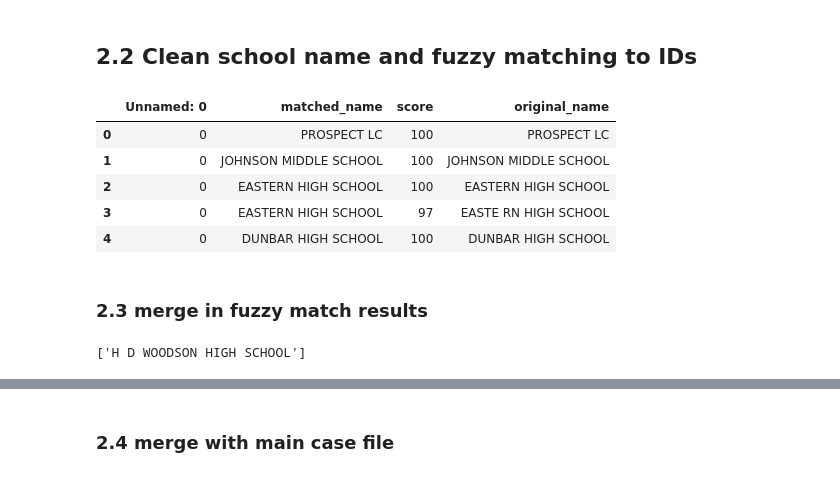
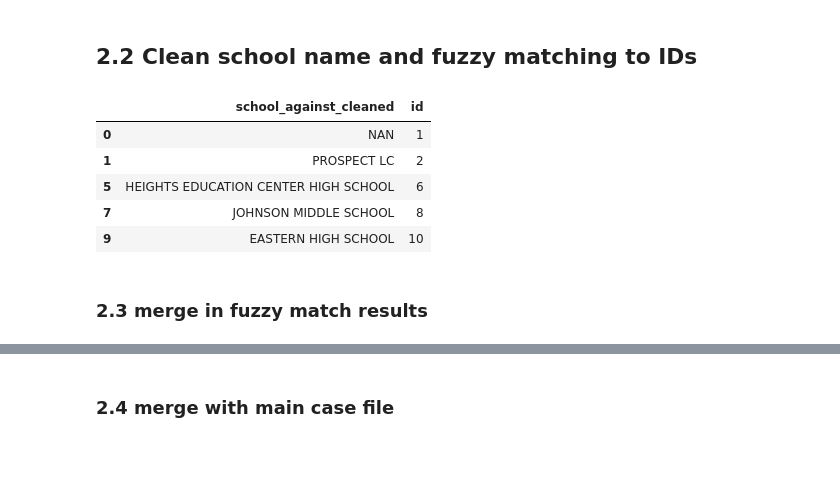
Before and after one commit to rebeccajohnson88/rights_towhat_chapter, a Jupyter notebook: code/03_merge_withdem.ipynb, the cells around one changed output, grey strips where cells are left out. Cells and saved outputs as stored; diff of their text form; code cells hidden in the pictures.

```diff
--- a/code/03_merge_withdem.ipynb
+++ b/code/03_merge_withdem.ipynb
@@ -250,18 +250,15 @@ id_rename_dict = {'SCHOOL_ID_-_NCES_ASSIGNED__PUBLIC_SCHOOL__LATEST_AVAILABLE_YE
 # %%
 ## Ran script: 03helper_fuzzymatch_nces.csv
 
 ## Matche
+
+filings_crosswalk.head()
 # %% [output]
-|  | Unnamed: 0 | matched_name | score | original_name |
-| 0 | 0 | PROSPECT LC | 100 | PROSPECT LC |
-| 1 | 0 | JOHNSON MIDDLE SCHOOL | 100 | JOHNSON MIDDLE SCHOOL |
-| 2 | 0 | EASTERN HIGH SCHOOL | 100 | EASTERN HIGH SCHOOL |
-| 3 | 0 | EASTERN HIGH SCHOOL | 97 | EASTE RN HIGH SCHOOL |
-| 4 | 0 | DUNBAR HIGH SCHOOL | 100 | DUNBAR HIGH SCHOOL |
+|  | school_against_cleaned | id |
+| 0 | NAN | 1 |
+| 1 | PROSPECT LC | 2 |
+| 5 | HEIGHTS EDUCATION CENTER HIGH SCHOOL | 6 |
+| 7 | JOHNSON MIDDLE SCHOOL | 8 |
+| 9 | EASTERN HIGH SCHOOL | 10 |
 # %% [markdown]
 ### 2.3 merge in fuzzy match results
-# %%
-pool_names = cc_crosswalk.name_tocompare.unique().tolist()
-[name for name in pool_names if "WOODSON" in name]
-# %% [output]
-['H D WOODSON HIGH SCHOOL']
```
Also changed, not shown: parts of 8 cells of this notebook.
